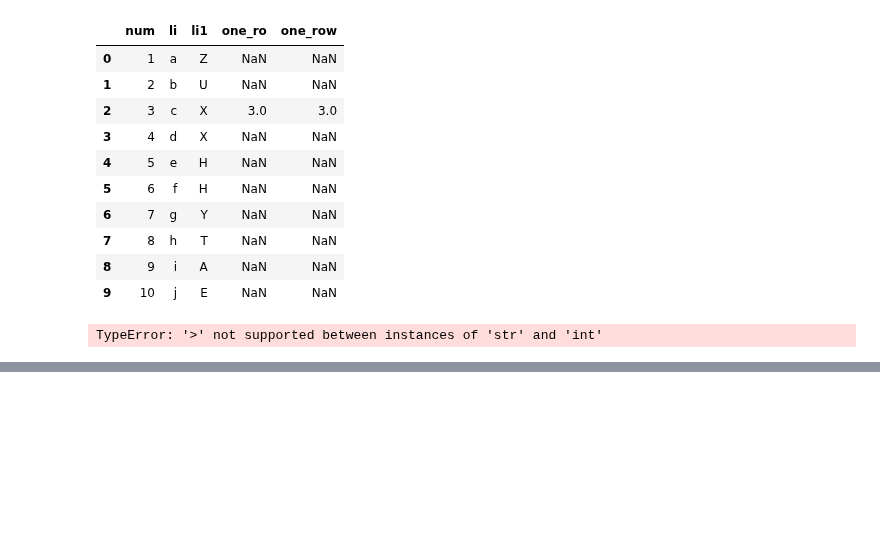
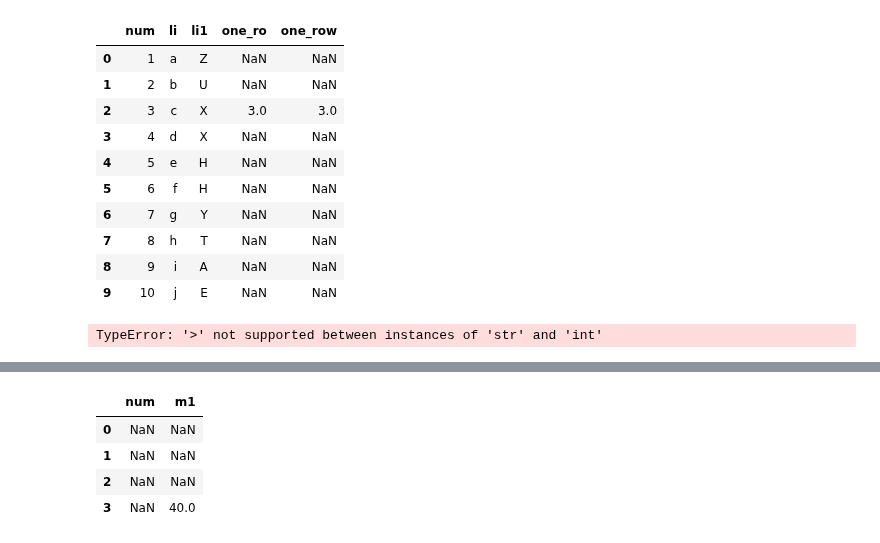
Before and after one commit to ramnagella/Demo, a Jupyter notebook: DA_Day7.ipynb, the cells around one changed output, grey strips where cells are left out. Saved outputs shown, nothing was run; the diff lists cells and outputs as text; code cells hidden in the pictures; blank space fills up the shorter version.

```diff
--- a/DA_Day7.ipynb
+++ b/DA_Day7.ipynb
@@ -404,0 +425,8 @@ TypeError: '>' not supported between instances of 'str' and 'int'
+# %%
+df2[df2>30]
+# %% [output]
+|  | num | m1 |
+| 0 | NaN | NaN |
+| 1 | NaN | NaN |
+| 2 | NaN | NaN |
+| 3 | NaN | 40.0 |
```
Also changed, not shown: parts of 7 cells of this notebook.
